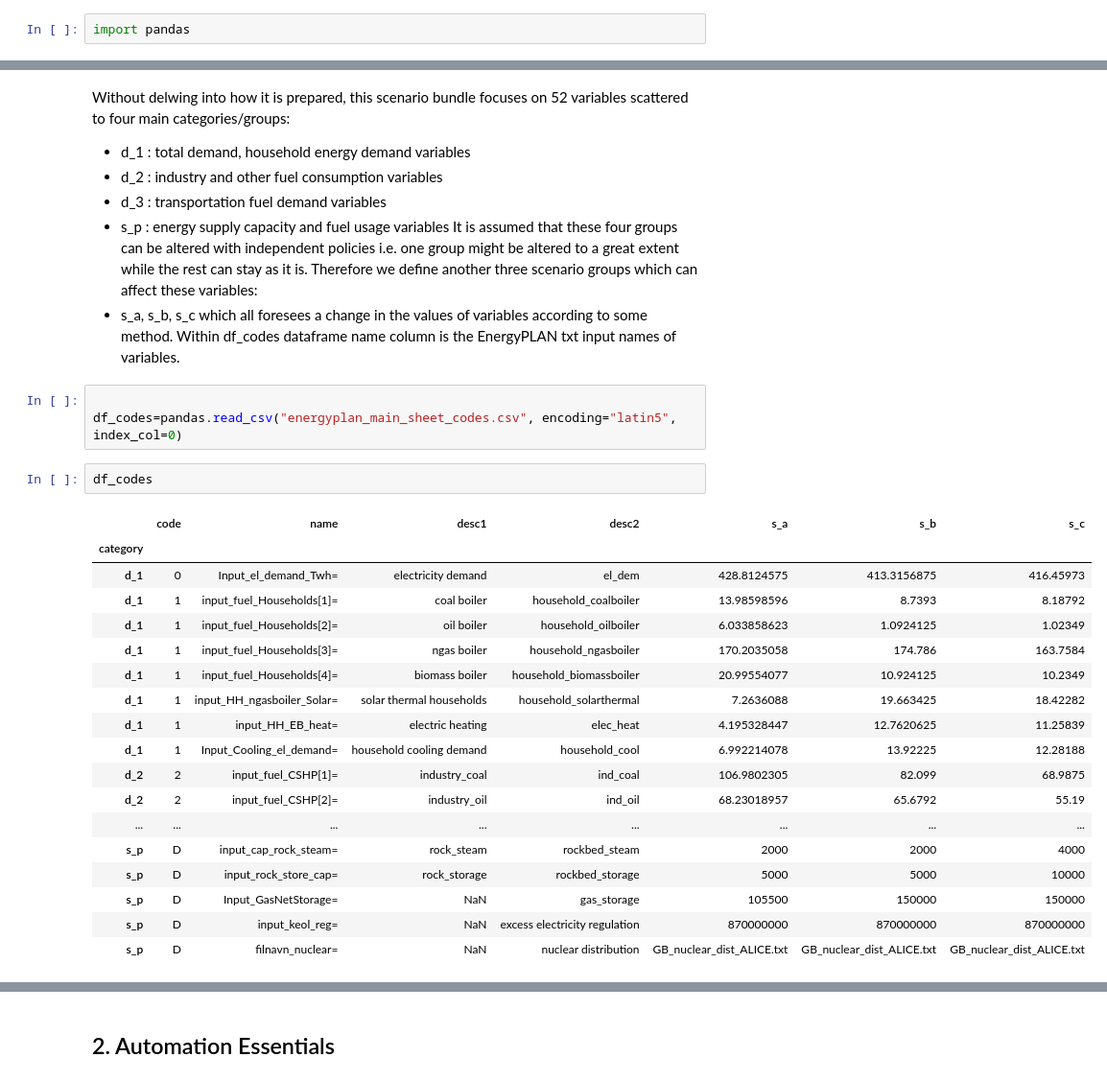
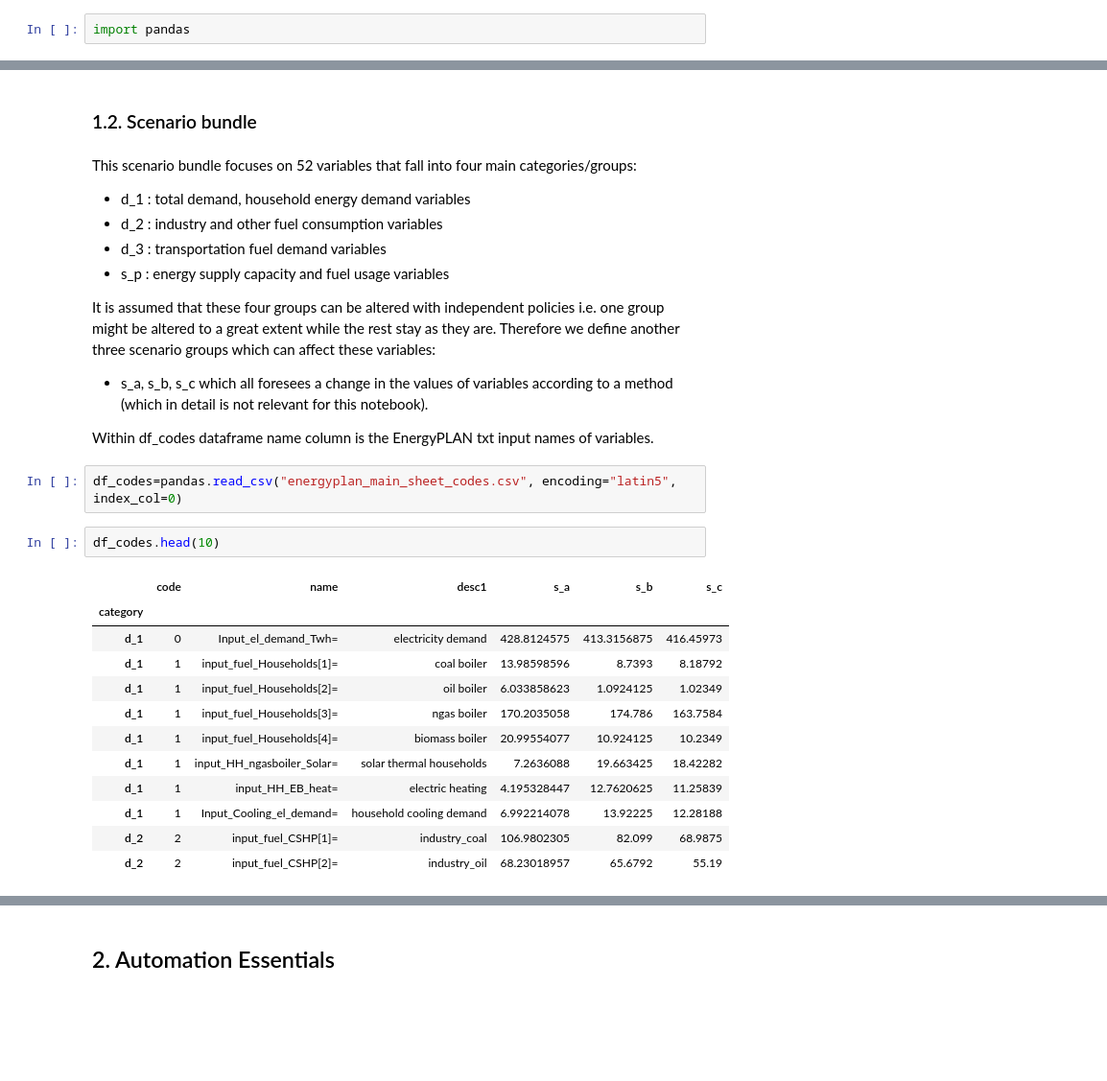
Before and after one commit to canitez01/EnergyPlan-python-automation, a Jupyter notebook: EnergyPLAN_scenario_automation_notebook.ipynb, the cells around one changed output, grey strips where cells are left out. Shown at 96% size. Cells and saved outputs as stored; diff of their text form; blank space fills up the shorter version.

```diff
--- a/EnergyPLAN_scenario_automation_notebook.ipynb
+++ b/EnergyPLAN_scenario_automation_notebook.ipynb
@@ -33,33 +30,31 @@ df_reference.head(20)
+# %% [markdown]
+### 1.2. Scenario bundle
 # %% [markdown]
-Without delwing into how it is prepared, this scenario bundle focuses on 52 variables scattered to four main categories/groups:
+This scenario bundle focuses on 52 variables that fall into four main categories/groups:
  * d_1 : total demand, household energy demand variables
  * d_2 : industry and other fuel consumption variables
  * d_3 : transportation fuel demand variables
  * s_p : energy supply capacity and fuel usage variables
-It is assumed that these four groups can be altered with independent policies i.e. one group might be altered to a great extent while the rest can stay as it is. Therefore we define another three scenario groups which can affect these variables:
- * s_a, s_b, s_c which all foresees a change in the values of variables according to some method.
+
+It is assumed that these four groups can be altered with independent policies i.e. one group might be altered to a great extent
+while the rest stay as they are. Therefore we define another three scenario groups which can affect these variables:
+ * s_a, s_b, s_c which all foresees a change in the values of variables according to a method (which in detail is not relevant for this notebook).
+
 Within df_codes dataframe name column is the EnergyPLAN txt input names of variables.
 # %%
-
 df_codes=pandas.read_csv("energyplan_main_sheet_codes.csv", encoding="latin5", index_col=0)
 # %%
-df_codes
+df_codes.head(10)
 # %% [output]
-|  | code | name | desc1 | desc2 | s_a | s_b | s_c |
-| category |  |  |  |  |  |  |  |
-| d_1 | 0 | Input_el_demand_Twh= | electricity demand | el_dem | 428.8124575 | 413.3156875 | 416.45973 |
-| d_1 | 1 | input_fuel_Households[1]= | coal boiler | household_coalboiler | 13.98598596 | 8.7393 | 8.18792 |
-| d_1 | 1 | input_fuel_Households[2]= | oil boiler | household_oilboiler | 6.033858623 | 1.0924125 | 1.02349 |
-| d_1 | 1 | input_fuel_Households[3]= | ngas boiler | household_ngasboiler | 170.2035058 | 174.786 | 163.7584 |
-| d_1 | 1 | input_fuel_Households[4]= | biomass boiler | household_biomassboiler | 20.99554077 | 10.924125 | 10.2349 |
-| d_1 | 1 | input_HH_ngasboiler_Solar= | solar thermal households | household_solarthermal | 7.2636088 | 19.663425 | 18.42282 |
-| d_1 | 1 | input_HH_EB_heat= | electric heating | elec_heat | 4.195328447 | 12.7620625 | 11.25839 |
-| d_1 | 1 | Input_Cooling_el_demand= | household cooling demand | household_cool | 6.992214078 | 13.92225 | 12.28188 |
-| d_2 | 2 | input_fuel_CSHP[1]= | industry_coal | ind_coal | 106.9802305 | 82.099 | 68.9875 |
-| d_2 | 2 | input_fuel_CSHP[2]= | industry_oil | ind_oil | 68.23018957 | 65.6792 | 55.19 |
-| ... | ... | ... | ... | ... | ... | ... | ... |
-| s_p | D | input_cap_rock_steam= | rock_steam | rockbed_steam | 2000 | 2000 | 4000 |
-| s_p | D | input_rock_store_cap= | rock_storage | rockbed_storage | 5000 | 5000 | 10000 |
-| s_p | D | Input_GasNetStorage= | NaN | gas_storage | 105500 | 150000 | 150000 |
-| s_p | D | input_keol_reg= | NaN | excess electricity regulation | 870000000 | 870000000 | 870000000 |
-| s_p | D | filnavn_nuclear= | NaN | nuclear distribution | GB_nuclear_dist_ALICE.txt | GB_nuclear_dist_ALICE.txt | GB_nuclear_dist_ALICE.txt |
+|  | code | name | desc1 | s_a | s_b | s_c |
+| category |  |  |  |  |  |  |
+| d_1 | 0 | Input_el_demand_Twh= | electricity demand | 428.8124575 | 413.3156875 | 416.45973 |
+| d_1 | 1 | input_fuel_Households[1]= | coal boiler | 13.98598596 | 8.7393 | 8.18792 |
+| d_1 | 1 | input_fuel_Households[2]= | oil boiler | 6.033858623 | 1.0924125 | 1.02349 |
+| d_1 | 1 | input_fuel_Households[3]= | ngas boiler | 170.2035058 | 174.786 | 163.7584 |
+| d_1 | 1 | input_fuel_Households[4]= | biomass boiler | 20.99554077 | 10.924125 | 10.2349 |
+| d_1 | 1 | input_HH_ngasboiler_Solar= | solar thermal households | 7.2636088 | 19.663425 | 18.42282 |
+| d_1 | 1 | input_HH_EB_heat= | electric heating | 4.195328447 | 12.7620625 | 11.25839 |
+| d_1 | 1 | Input_Cooling_el_demand= | household cooling demand | 6.992214078 | 13.92225 | 12.28188 |
+| d_2 | 2 | input_fuel_CSHP[1]= | industry_coal | 106.9802305 | 82.099 | 68.9875 |
+| d_2 | 2 | input_fuel_CSHP[2]= | industry_oil | 68.23018957 | 65.6792 | 55.19 |
```
Also changed, not shown: parts of 36 cells of this notebook.
